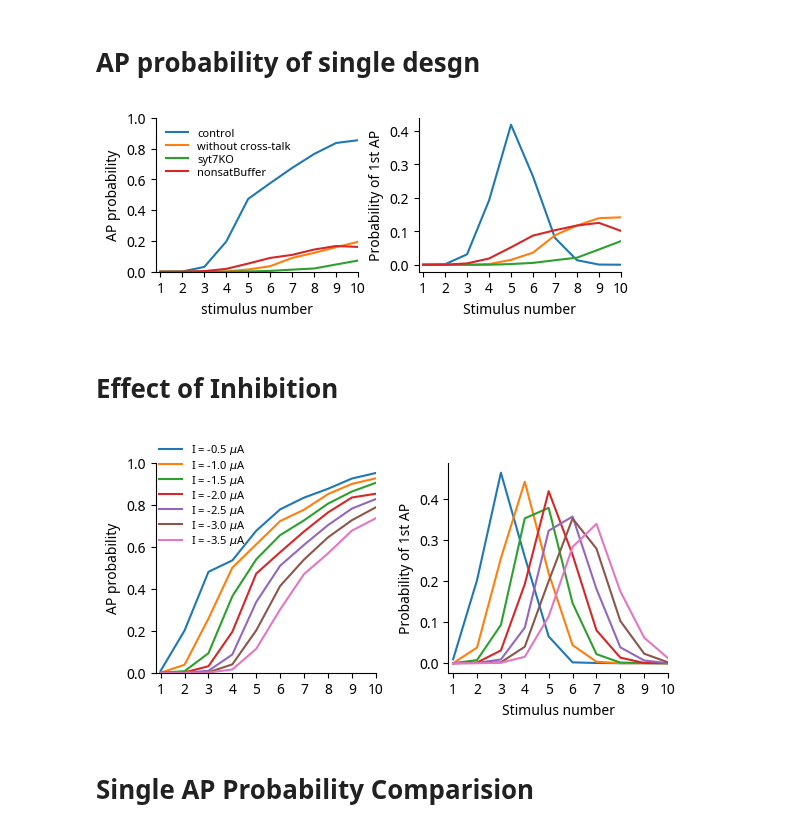
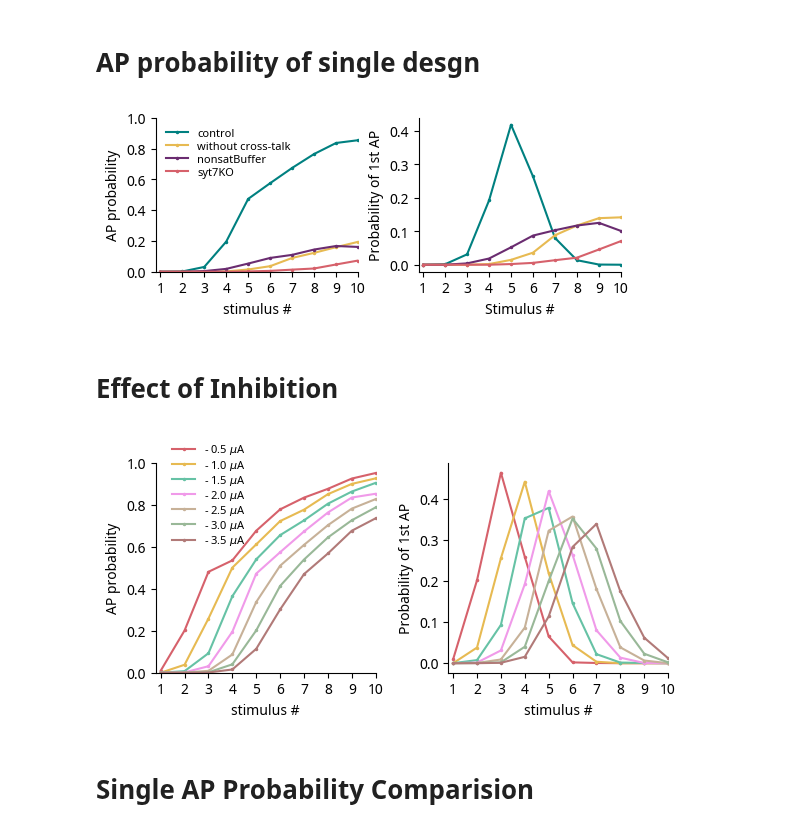
Before and after one commit to nishs1729/MFB, a Jupyter notebook: scripts_plotting/plots_AP.ipynb, the cells around one changed output. Saved outputs shown, nothing was run; the diff lists cells and outputs as text; code cells hidden in the pictures.

```diff
--- a/scripts_plotting/plots_AP.ipynb
+++ b/scripts_plotting/plots_AP.ipynb
@@ -113,6 +113,13 @@ plt.show()
 design = designs[25]
 fig, ax = plt.subplots(2,2, figsize=(5,4), sharex=True)
 fig.subplots_adjust(wspace=0.4, hspace=0.1)
+
+sim_color = {
+    'control': 12,
+    'without cross-talk': 13,
+    'nonsatBuffer': 14,
+    'syt7KO': 11
+}
 
 for simType in simTypes.keys():
     if simType == 'without cross-talk':
@@ -125,8 +132,8 @@ for simType in simTypes.keys():
         ca3 = pk.load(infile)
 
     apProb, ap1Prob = getAPprob(ca3p)
-    ax[0,0].plot(range(1, 11), apProb, marker=".", markersize=3, label=simType)
-    ax[1,0].plot(range(1, 11), ap1Prob, marker=".", markersize=3, label=rf'I = - {inh} $\mu$A')
+    ax[0,0].plot(range(1, 11), apProb, marker=".", color=cpall[sim_color[simType]], markersize=3, label=simType)
+    ax[1,0].plot(range(1, 11), ap1Prob, marker=".",color=cpall[sim_color[simType]], markersize=3, label=r'I = -2 $\mu$A')
 
 
 ax[0,0].set_ylabel("AP probability")
@@ -138,8 +145,8 @@ ax[0,0].set_yticks([0, 0.2, 0.4, 0.6, 0.8, 1.0])
 ax[0,0].legend(frameon=False, labelspacing=0.2, fontsize=8)
 # ax[0,0].set_title(r"I$_{inh}$ = - 2 $\mu$A")
 
-ax[1,0].set_ylabel("Probability of 1st AP")
-ax[1,0].set_xlabel("Stimulus number")
+ax[1,0].set_ylabel("probability of 1st AP")
+ax[1,0].set_xlabel("stimulus #")
 ax[1,0].set_xlim([0.8, 10])
 ax[1,0].set_ylim([0, 0.5])
 ax[1,0].set_xticks(range(1, 11))
@@ -171,7 +178,7 @@ ax[0,1].legend(frameon=False, labelspacing=0.1, fontsize=8,
 # ax[0,1].set_title("Control")
 
 # ax[1,1].set_ylabel("Probability of 1st AP")
-ax[1,1].set_xlabel("Stimulus number")
+ax[1,1].set_xlabel("stimulus #")
 ax[1,1].set_xlim([.9, 10])
 ax[1,1].set_ylim([0, 0.5])
 ax[1,1].set_xticks(range(1, 11))
@@ -205,6 +199,13 @@ plt.show()
 design = designs[25]
 fig, ax = plt.subplots(1,2, figsize=(6,2))
 fig.subplots_adjust(wspace=0.3, hspace=0.06)
+
+sim_color = {
+    'control': 12,
+    'without cross-talk': 13,
+    'nonsatBuffer': 14,
+    'syt7KO': 11
+}
 
 for simType in simTypes.keys():
     if simType == 'without cross-talk':
@@ -217,12 +218,12 @@ for simType in simTypes.keys():
         ca3 = pk.load(infile)
 
     apProb, ap1Prob = getAPprob(ca3p)
-    ax[0].plot(range(1,11), apProb, label=simType)
-    ax[1].plot(range(1, 11), ap1Prob, label=f'I = -{inh} $\mu$A')
+    ax[0].plot(range(1, 11), apProb, marker=".", color=cpall[sim_color[simType]], markersize=3, label=simType)
+    ax[1].plot(range(1, 11), ap1Prob, marker=".",color=cpall[sim_color[simType]], markersize=3, label=r'I = -2 $\mu$A')
 
 
 ax[0].set_ylabel("AP probability")
-ax[0].set_xlabel("stimulus number") # spike number, vlines for spikes instead of ticks
+ax[0].set_xlabel("stimulus #") # spike number, vlines for spikes instead of ticks
 ax[0].set_xlim([0.8, 10])
 ax[0].set_xticks(range(1,11))
 ax[0].set_ylim([0, 1])
@@ -234,7 +235,7 @@ ax[0].spines[["right", "top"]].set_visible(False)
 
 # Second subplot: 1st AP probability
 ax[1].set_ylabel("Probability of 1st AP")
-ax[1].set_xlabel("Stimulus number")
+ax[1].set_xlabel("Stimulus #")
 ax[1].set_xlim([0.8, 10])
 ax[1].set_xticks(range(1, 11))
 ax[1].spines[["right", "top"]].set_visible(False)
@@ -243,7 +244,7 @@ plt.savefig(os.path.join(figPath, f'ap_probability_single_design.svg'),
             dpi=300, bbox_inches='tight', transparent=True)
 plt.show()
 # %% [output]
-[figure, old version]
+[figure, new version]
 # %% [markdown]
 # Effect of Inhibition
 # %%
@@ -258,37 +259,38 @@ for inh in [0.5, 1.0, 1.5, 2.0, 2.5, 3.0, 3.5]:
         _design = design.split('RRP')[0] + 'ISI' + design.split('ISI')[1]
         ca3p = os.path.join(dataPath, simTypes[simType]['d'], _design, CA3p_data)
     else:
         ca3p = os.path.join(dataPath, simTypes[simType]['d'], design, CA3p_data)
 
     with open(ca3p, "rb") as infile:
         ca3 = pk.load(infile)
 
     apProb, ap1Prob = getAPprob(ca3p)
-    ax[0].plot(range(1, 11), apProb, label=f'I = -{inh} $\mu$A')
-    ax[1].plot(range(1, 11), ap1Prob, label=f'I = -{inh} $\mu$A')
+    ax[0].plot(range(1, 11), apProb, marker=".", markersize=3, color=cpall[int(4*inh)+9], label=rf'- {inh} $\mu$A')
+    ax[1].plot(range(1, 11), ap1Prob, marker=".", markersize=3, color=cpall[int(4*inh)+9], label=rf'- {inh} $\mu$A')
 
 # First subplot: AP probability
 ax[0].set_ylabel("AP probability")
+ax[0].set_xlabel("stimulus #")
 ax[0].set_xlim([0.8, 10])
 ax[0].set_xticks(range(1, 11))
 ax[0].set_ylim([0, 1])
 ax[0].set_yticks([0, 0.2, 0.4, 0.6, 0.8, 1.0])
 ax[0].legend(frameon=False, labelspacing=0.1, fontsize=8, bbox_to_anchor=(0.45, 0.55))
 ax[0].spines[["right", "top"]].set_visible(False)
 
 # Second subplot: 1st AP probability
 ax[1].set_ylabel("Probability of 1st AP")
-ax[1].set_xlabel("Stimulus number")
+ax[1].set_xlabel("stimulus #")
 ax[1].set_xlim([0.8, 10])
 ax[1].set_xticks(range(1, 11))
 ax[1].spines[["right", "top"]].set_visible(False)
 
 plt.tight_layout()
 plt.savefig(os.path.join(figPath, f'effect_of_inhibition.svg'),
             dpi=300, bbox_inches='tight', transparent=True)
 plt.show()
 # %% [output]
-[figure, old version]
+[figure, new version]
 # %% [markdown]
 # Single AP Probability Comparision
 # %%
```
Also changed, not shown: parts of 14 cells of this notebook, 1 other file.
